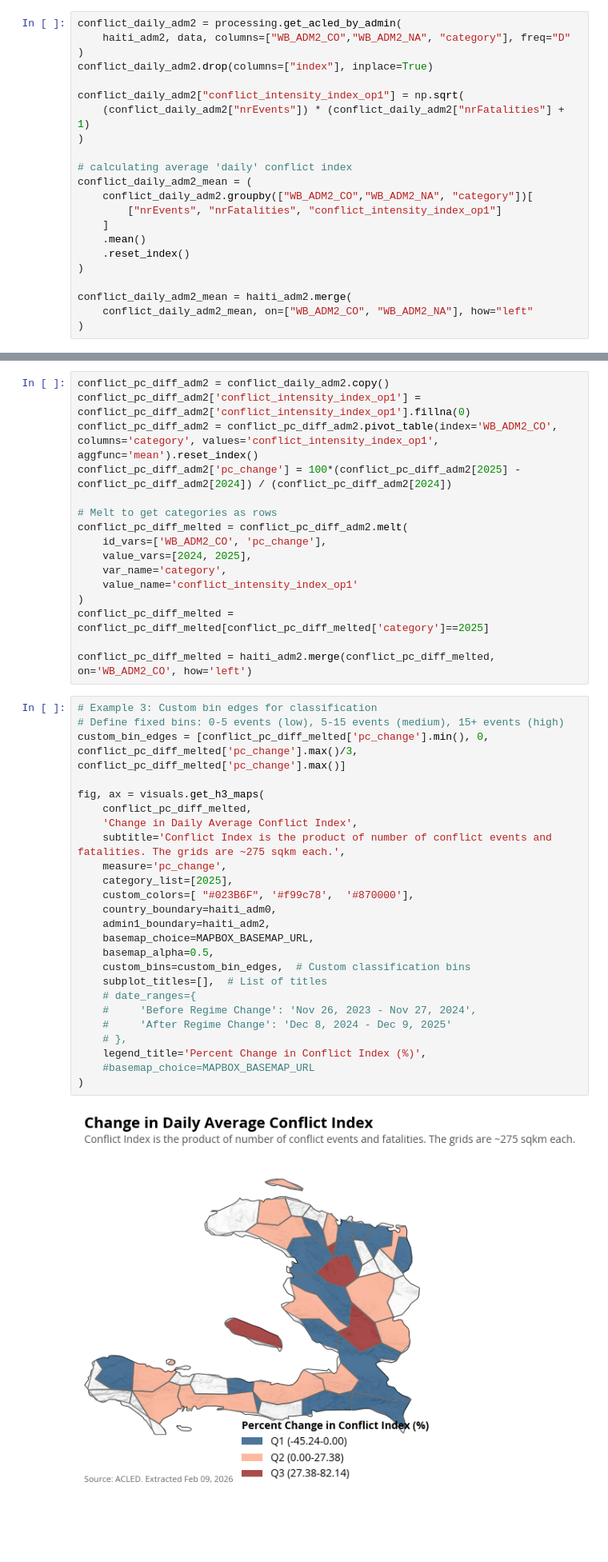
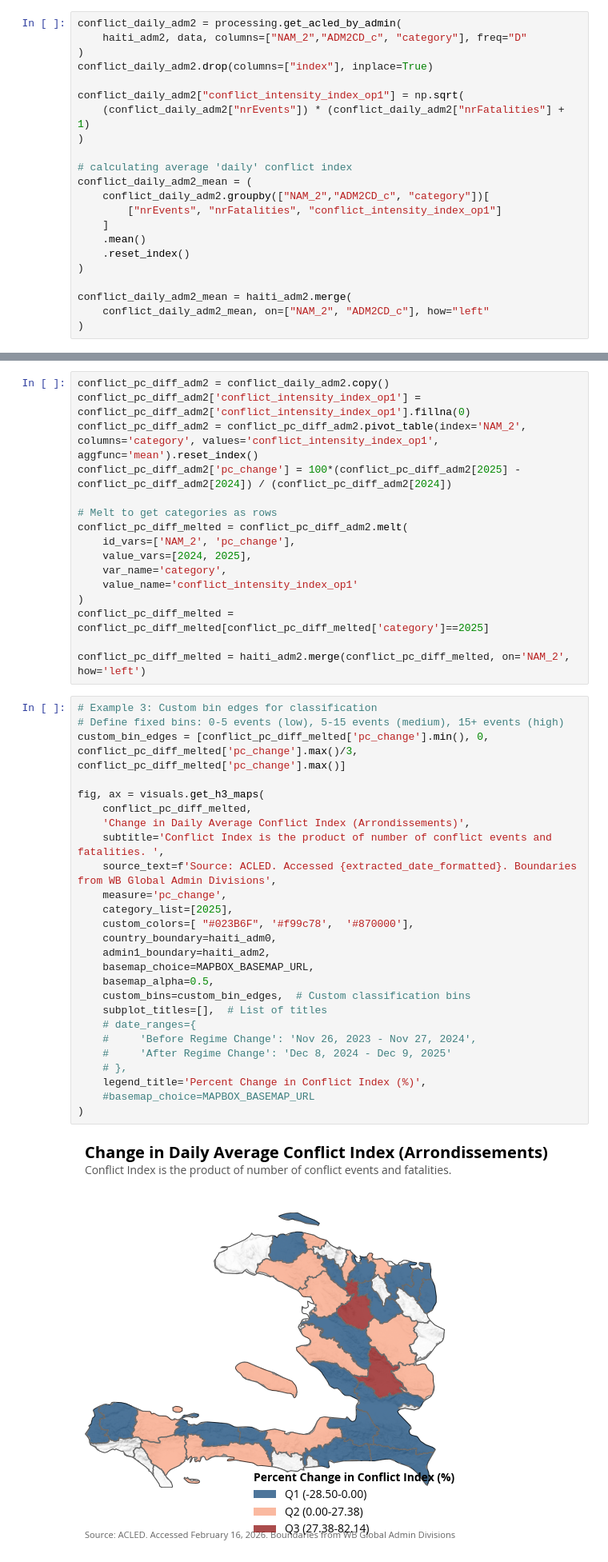
Before and after one commit to datapartnership/haiti-conflict-analysis, a Jupyter notebook: notebooks/acled.ipynb, the cells around one changed output, grey strips where cells are left out. Shown at 80% size. Cells and saved outputs as stored; diff of their text form; blank space fills up the shorter version.

```diff
--- a/notebooks/acled.ipynb
+++ b/notebooks/acled.ipynb
@@ -180,7 +186,7 @@ conflict_daily_h3_mean = h3_gdf.merge(
 )
 # %%
 conflict_daily_adm2 = processing.get_acled_by_admin(
-    haiti_adm2, data, columns=["WB_ADM2_CO","WB_ADM2_NA", "category"], freq="D"
+    haiti_adm2, data, columns=["NAM_2","ADM2CD_c", "category"], freq="D"
 )
 conflict_daily_adm2.drop(columns=["index"], inplace=True)
 
@@ -190,7 +196,7 @@ conflict_daily_adm2["conflict_intensity_index_op1"] = np.sqrt(
 
 # calculating average 'daily' conflict index
 conflict_daily_adm2_mean = (
-    conflict_daily_adm2.groupby(["WB_ADM2_CO","WB_ADM2_NA", "category"])[
+    conflict_daily_adm2.groupby(["NAM_2","ADM2CD_c", "category"])[
         ["nrEvents", "nrFatalities", "conflict_intensity_index_op1"]
     ]
     .mean()
@@ -198,5 +204,5 @@ conflict_daily_adm2_mean = (
 )
 
 conflict_daily_adm2_mean = haiti_adm2.merge(
-    conflict_daily_adm2_mean, on=["WB_ADM2_CO", "WB_ADM2_NA"], how="left"
+    conflict_daily_adm2_mean, on=["NAM_2", "ADM2CD_c"], how="left"
 )
@@ -298,43 +335,44 @@ fig, ax = visuals.get_h3_maps(
 # %%
 conflict_pc_diff_adm2 = conflict_daily_adm2.copy()
 conflict_pc_diff_adm2['conflict_intensity_index_op1'] = conflict_pc_diff_adm2['conflict_intensity_index_op1'].fillna(0)
-conflict_pc_diff_adm2 = conflict_pc_diff_adm2.pivot_table(index='WB_ADM2_CO', columns='category', values='conflict_intensity_index_op1', aggfunc='mean').reset_index()
+conflict_pc_diff_adm2 = conflict_pc_diff_adm2.pivot_table(index='NAM_2', columns='category', values='conflict_intensity_index_op1', aggfunc='mean').reset_index()
 conflict_pc_diff_adm2['pc_change'] = 100*(conflict_pc_diff_adm2[2025] - conflict_pc_diff_adm2[2024]) / (conflict_pc_diff_adm2[2024])
 
 # Melt to get categories as rows
 conflict_pc_diff_melted = conflict_pc_diff_adm2.melt(
-    id_vars=['WB_ADM2_CO', 'pc_change'],
+    id_vars=['NAM_2', 'pc_change'],
     value_vars=[2024, 2025],
     var_name='category',
     value_name='conflict_intensity_index_op1'
 )
 conflict_pc_diff_melted = conflict_pc_diff_melted[conflict_pc_diff_melted['category']==2025]
 
-conflict_pc_diff_melted = haiti_adm2.merge(conflict_pc_diff_melted, on='WB_ADM2_CO', how='left')
+conflict_pc_diff_melted = haiti_adm2.merge(conflict_pc_diff_melted, on='NAM_2', how='left')
 # %%
 # Example 3: Custom bin edges for classification
 # Define fixed bins: 0-5 events (low), 5-15 events (medium), 15+ events (high)
 custom_bin_edges = [conflict_pc_diff_melted['pc_change'].min(), 0, conflict_pc_diff_melted['pc_change'].max()/3, conflict_pc_diff_melted['pc_change'].max()]
 
 fig, ax = visuals.get_h3_maps(
     conflict_pc_diff_melted,
-    'Change in Daily Average Conflict Index',
-    subtitle='Conflict Index is the product of number of conflict events and fatalities. The grids are ~275 sqkm each.',
+    'Change in Daily Average Conflict Index (Arrondissements)',
+    subtitle='Conflict Index is the product of number of conflict events and fatalities. ',
+    source_text=f'Source: ACLED. Accessed {extracted_date_formatted}. Boundaries from WB Global Admin Divisions',
     measure='pc_change',
     category_list=[2025],
     custom_colors=[ "#023B6F", '#f99c78',  '#870000'],
     country_boundary=haiti_adm0,
     admin1_boundary=haiti_adm2,
     basemap_choice=MAPBOX_BASEMAP_URL,
     basemap_alpha=0.5,
     custom_bins=custom_bin_edges,  # Custom classification bins
     subplot_titles=[],  # List of titles
     # date_ranges={
     #     'Before Regime Change': 'Nov 26, 2023 - Nov 27, 2024',
     #     'After Regime Change': 'Dec 8, 2024 - Dec 9, 2025'
     # },
     legend_title='Percent Change in Conflict Index (%)',
     #basemap_choice=MAPBOX_BASEMAP_URL
 )
 # %% [output]
-[figure, old version]
+[figure, new version]
```
Also changed, not shown: parts of 16 cells of this notebook, 3 other files.
